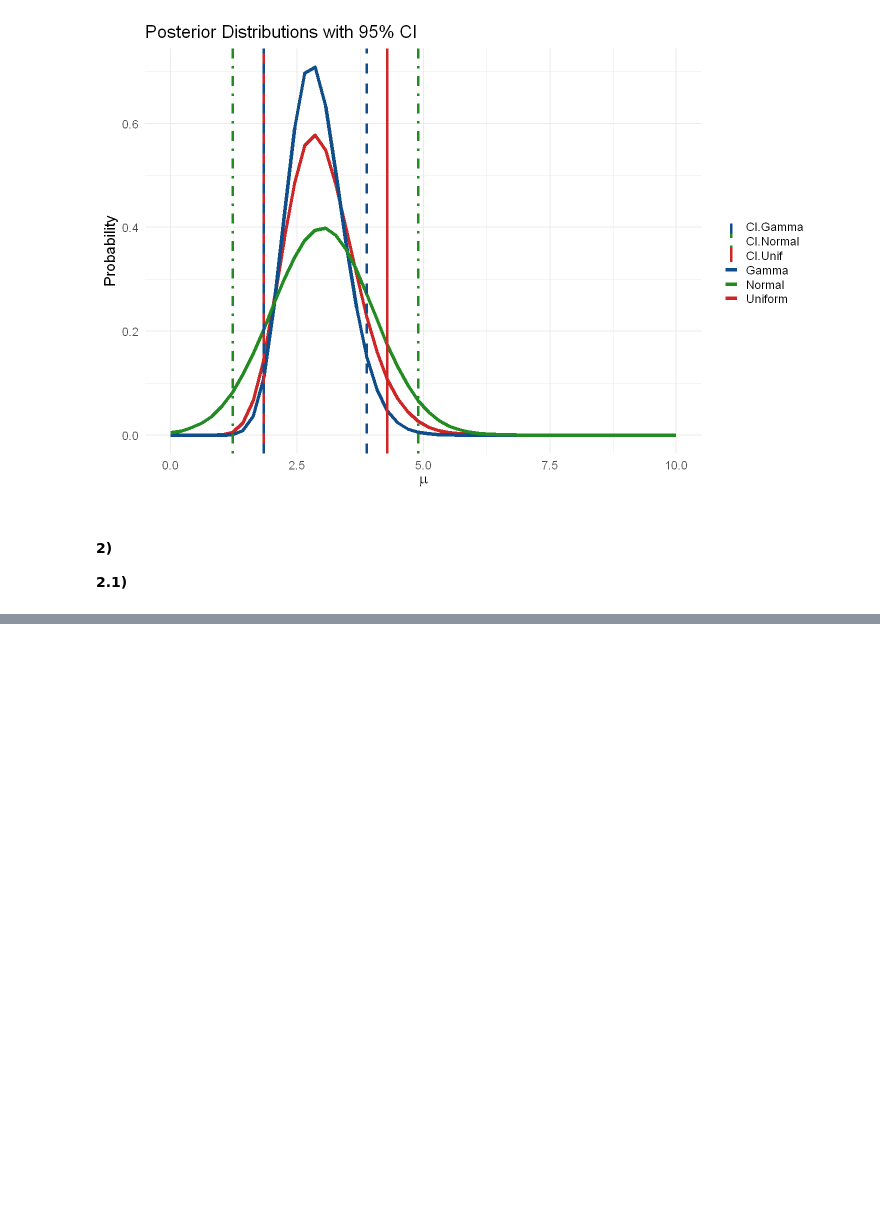
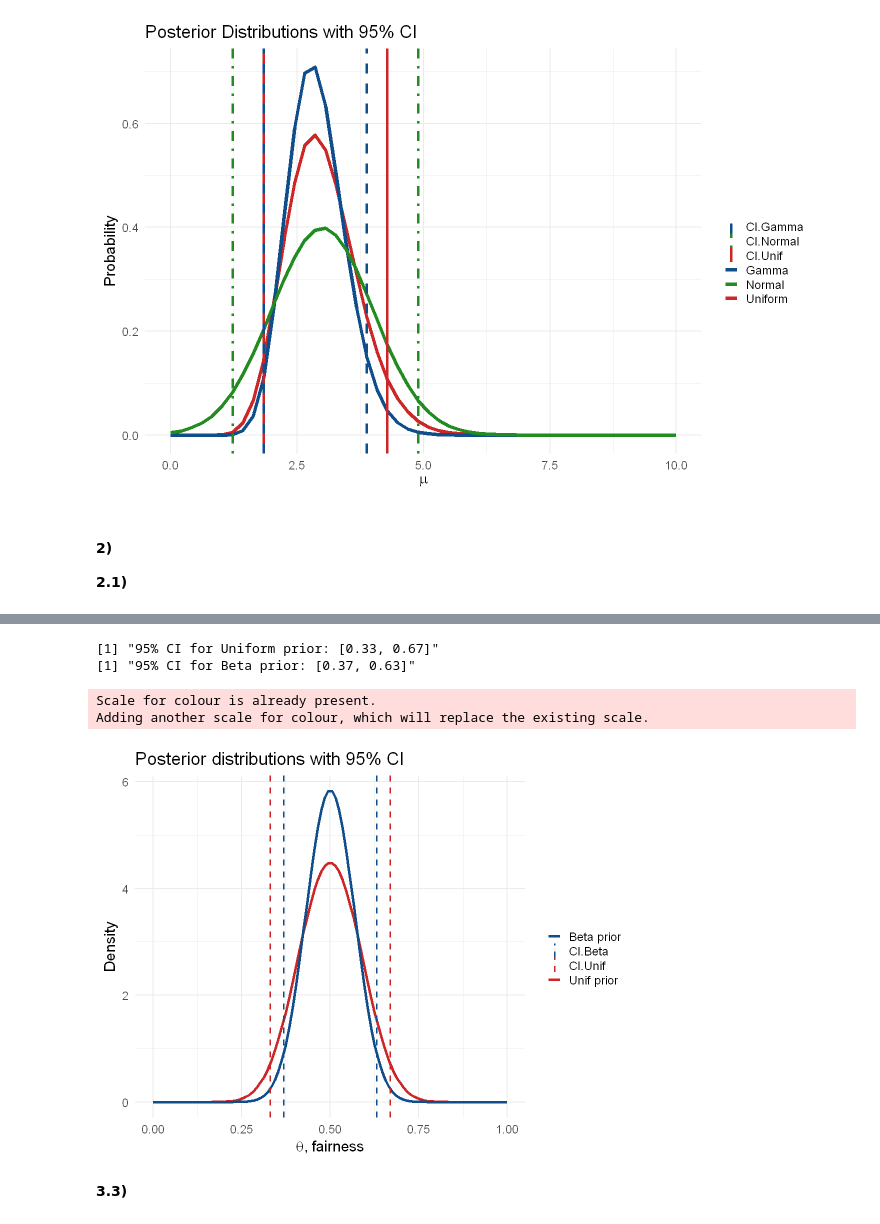
Before and after one commit to Berto70/advstat, a Jupyter notebook: ex3/Bertinelli_Gabriele_Rlab03.ipynb, the cells around one changed output, grey strips where cells are left out. Saved outputs shown, nothing was run; the diff lists cells and outputs as text; code cells hidden in the pictures; blank space fills up the shorter version.

```diff
--- a/ex3/Bertinelli_Gabriele_Rlab03.ipynb
+++ b/ex3/Bertinelli_Gabriele_Rlab03.ipynb
@@ -155,0 +234,33 @@ ci.plot
+# %%
+low.ci.unif <- qbeta(0.025, 16, 16)
+high.ci.unif <- qbeta(0.975, 16, 16)
+
+low.ci.beta <- qbeta(0.025, 27, 27)
+high.ci.beta <- qbeta(0.975, 27, 27)
+
+print(sprintf("95%% CI for Uniform prior: [%.2f, %.2f]", low.ci.unif, high.ci.unif))
+print(sprintf("95%% CI for Beta prior: [%.2f, %.2f]", low.ci.beta, high.ci.beta))
+
+options(repr.plot.width = 9, repr.plot.height = 7)
+
+coin.ci.plot <- coin.post.plot +
+	geom_vline(aes(xintercept = low.ci.unif, color = "CI.Unif"), linewidth = 1, linetype='dashed') +
+	geom_vline(aes(xintercept = high.ci.unif, color = 'CI.Unif'), linewidth = 1, linetype='dashed') +
+
+	geom_vline(aes(xintercept = low.ci.beta, color = "CI.Beta"), linewidth = 1, linetype='dashed') +
+	geom_vline(aes(xintercept = high.ci.beta, color = 'CI.Beta'), linewidth = 1, linetype='dashed') +
+
+	labs(x=TeX(r'(\theta, fairness)'), y='Density', title='Posterior distributions with 95% CI', color='')+
+	theme_minimal(base_size = 18) +
+	scale_color_manual(values=c('Unif prior' = 'firebrick3', 'Beta prior' = 'dodgerblue4',
+		'CI.Unif' = 'firebrick3', 'CI.Beta' = 'dodgerblue4'))
+
+coin.ci.plot
+# %% [output]
+[1] "95% CI for Uniform prior: [0.33, 0.67]"
+[1] "95% CI for Beta prior: [0.37, 0.63]"
+Scale for colour is already present.
+Adding another scale for colour, which will replace the existing scale.
+[figure, added]
+# %% [markdown]
+**3.3)**
```
Also changed, not shown: parts of 5 cells of this notebook.
